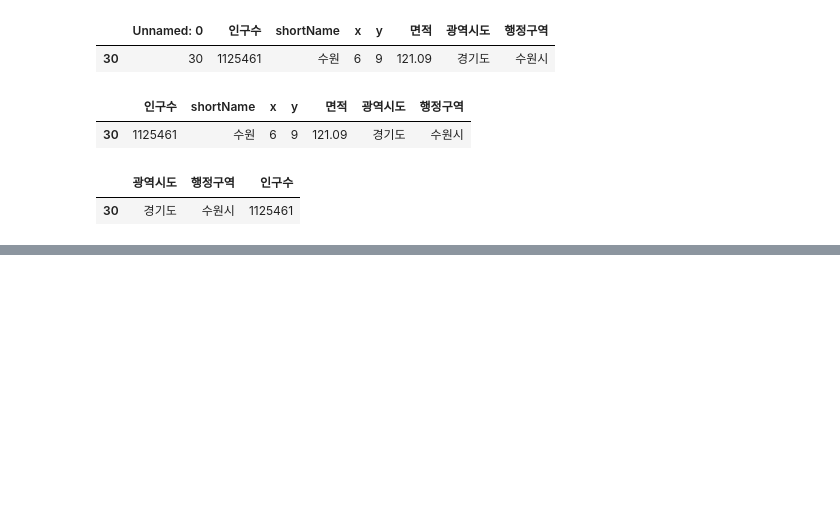
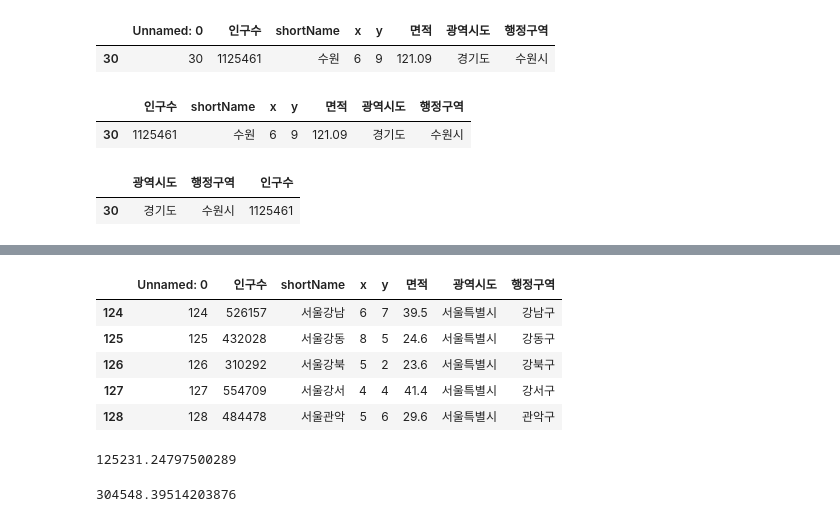
Before and after one commit to mysoyul/ibkbank_webscraping_analysis, a Jupyter notebook: 01.행정구역정보 분석.ipynb, the cells around one changed output, grey strips where cells are left out. Drawn from its saved outputs; the diff is of its cells as text; code cells hidden in the pictures; blank space fills up the shorter version.

```diff
--- a/01.행정구역정보 분석.ipynb
+++ b/01.행정구역정보 분석.ipynb
@@ -165,0 +215,14 @@ data.loc[data['인구수'] == pop_max,['광역시도','행정구역','인구수'
+# %%
+#서울특별시의 인구수의 표준편차
+data.loc[data['광역시도'] == '서울특별시'].head()
+# %% [output]
+|  | Unnamed: 0 | 인구수 | shortName | x | y | 면적 | 광역시도 | 행정구역 |
+| 124 | 124 | 526157 | 서울강남 | 6 | 7 | 39.5 | 서울특별시 | 강남구 |
+| 125 | 125 | 432028 | 서울강동 | 8 | 5 | 24.6 | 서울특별시 | 강동구 |
+| 126 | 126 | 310292 | 서울강북 | 5 | 2 | 23.6 | 서울특별시 | 강북구 |
+| 127 | 127 | 554709 | 서울강서 | 4 | 4 | 41.4 | 서울특별시 | 강서구 |
+| 128 | 128 | 484478 | 서울관악 | 5 | 6 | 29.6 | 서울특별시 | 관악구 |
+# %%
+data.loc[data['광역시도'] == '서울특별시','인구수'].std()
+# %% [output]
+125231.24797500289
@@ -165,0 +232,4 @@ data.loc[data['인구수'] == pop_max,['광역시도','행정구역','인구수'
+# %%
+get_pop_std(data,'경기도')
+# %% [output]
+304548.39514203876
```
Also changed, not shown: parts of 13 cells of this notebook.
